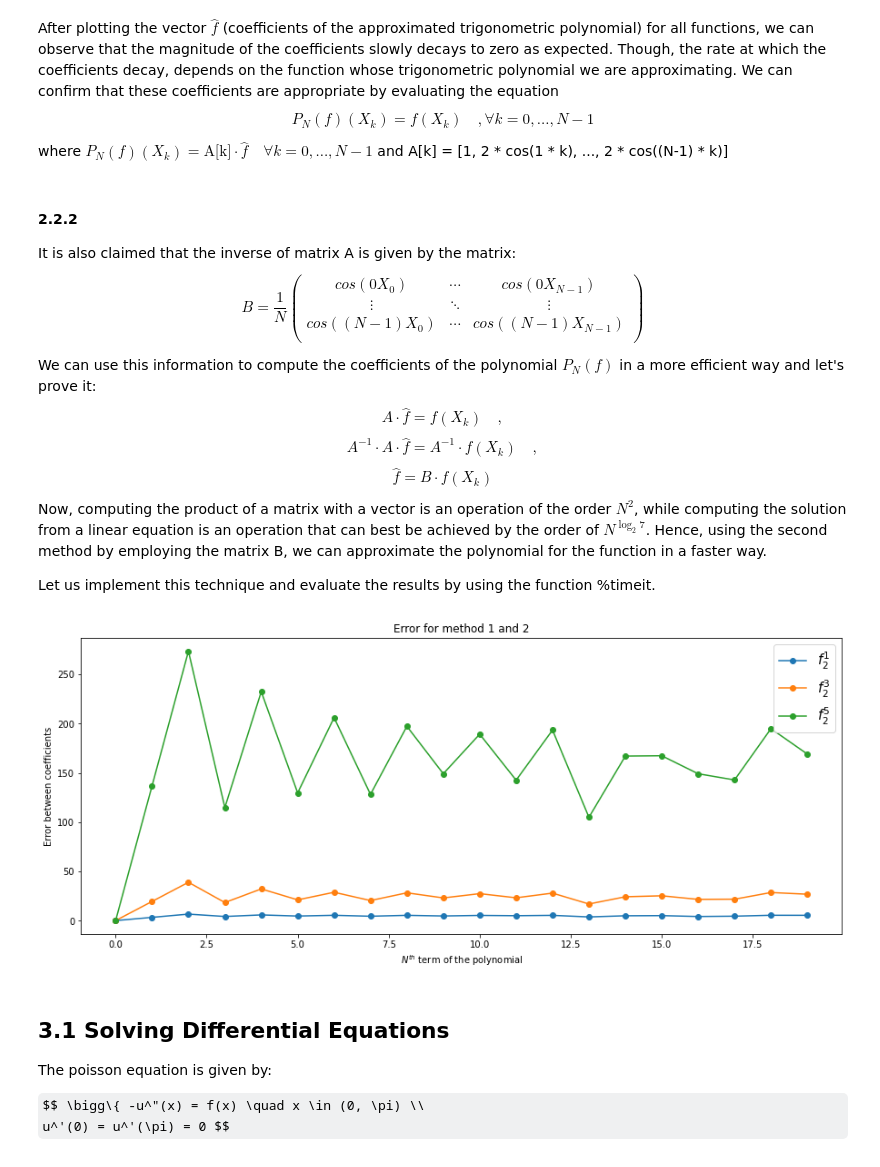
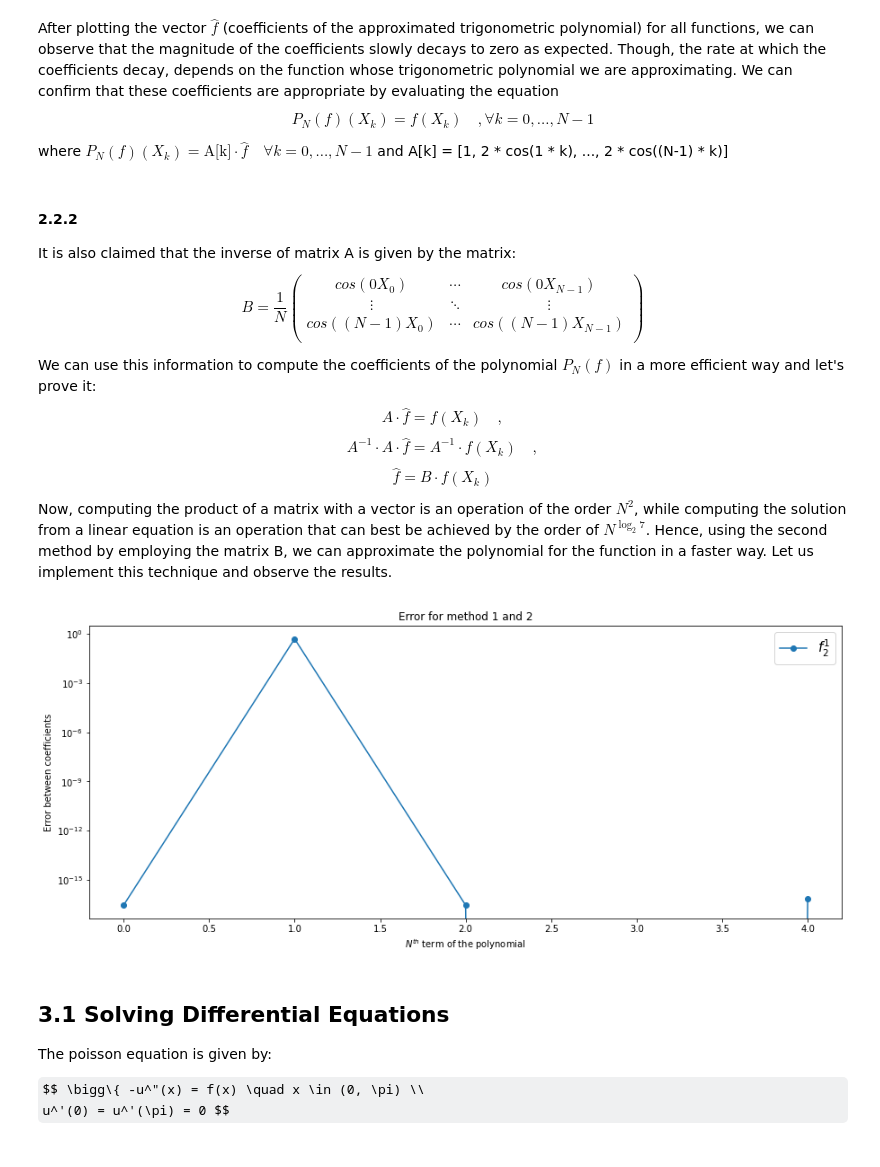
Before and after one commit to vrushank-agrawal/MAA106, a Jupyter notebook: MAA106 - project.ipynb, the cells around one changed output. Saved outputs shown, nothing was run; the diff lists cells and outputs as text; code cells hidden in the pictures; some formulas as TeX source.

```diff
--- a/MAA106 - project.ipynb
+++ b/MAA106 - project.ipynb
@@ -230,11 +230,11 @@ As suggested, we write the problem of finding $\hat{f}$ as a linear system given
 
 For our analysis, we will consider $cos(X)$ and its exponents as our 2$\pi$-periodic even functions.
 # %%
-func_no = 3                     # no of functions to be evaluated
-N = 20                          # size of the matrix
+func_no = 1                     # no of functions to be evaluated
+N = 5                           # size of the matrix
 
-def f2(x, pow = 1):
-    return (np.abs(x) % (2 * np.pi)) ** pow
+def g1(x, pow = 1):
+    return (np.abs(x ** 3) % (2 * np.pi)) ** pow
 
 A = [[[] for j in range(N)] for i in range(func_no)]                # initializing matrices A
 fX_vals = [[] for i in range(func_no)]                              # intitializing vectors f(X_k)
@@ -244,16 +244,25 @@ def X_k(k, N):                                                      # funnction
 
 for i in range(func_no):                                            # loop for several functions
 
+    fX_vals[i] = [ f2 ( (X_k(j, N) ), (2*i + 1) ) for j in range(N)]       # calculates vector f(X) for each function
+    # print(fX_vals[i])
+
     for j in range(N):
-        A[i][j] = [ 1 if k == 0 else ( 2 * f2( (k * X_k(j, N)), ( 2*i + 1) ) ) for k in range(N) ]   # determines the matrix A for the function f2^{2*i + 1}
+        A[i][j] = [ 1 if k==0 else (j * f2( (k * X_k(j, N)), ( 2*i + 1) )) for k in range(N) ]   # determines the matrix A
         # print(A[i][j])
-
-    fX_vals[i] = [ f2 ( (X_k(j, N) ), (2*i + 1) ) for j in range(N)]       # calculates vector f(X) for each function
 
 f_hat = [[] for i in range(func_no)]                                # polynomial coefficients for several functions
 
 for i in range(func_no):                                            # loop for several functions
     f_hat[i] = scipy.linalg.solve(A[i], fX_vals[i])
+
+# # function to check validity of the the matrix
+
+# vals = [[] for i in range(func_no)]
+# for i in range(func_no):
+#     vals[i] = np.dot(A[i], f_hat[i])
+# print(vals)
+# print(fX_vals)
 
 tabk = np.arange(0, N)
 
@@ -261,9 +270,9 @@ plt.figure(figsize=( 15, 6))
 for i in range(func_no):
     plt.plot( tabk, f_hat[i], marker = 'o', label=f'$f_{2}^{2*i + 1}$')
 plt.legend(fontsize='15', loc='upper right')
-plt.title(f'Polynomial coefficients for the function f2')
+plt.title(f'Polynomial coefficients for the function g1')
 plt.yscale('linear')
 plt.xlabel('$N^{th}$ term of the polynomial')
 plt.ylabel('Polynomial Coefficient')
-plt.show()
+# plt.show()
 # %% [output]
@@ -290,47 +301,49 @@ $$ A \cdot \hat{f} = f(X_k) \quad ,$$
 $$A^{-1}\cdot A \cdot \hat{f} = A^{-1} \cdot f(X_k) \quad ,$$
 $$\hat{f} = B \cdot f(X_k)$$
 
-Now, computing the product of a matrix with a vector is an operation of the order $N^2$, while computing the solution from a linear equation is an operation that can best be achieved by the order of $N^{\log_2 7}$. Hence, using the second method by employing the matrix B, we can approximate the polynomial for the function in a faster way.
-
-Let us implement this technique and evaluate the results by using the function %timeit.
+Now, computing the product of a matrix with a vector is an operation of the order $N^2$, while computing the solution from a linear equation is an operation that can best be achieved by the order of $N^{\log_2 7}$. Hence, using the second method by employing the matrix B, we can approximate the polynomial for the function in a faster way. Let us implement this technique and observe the results.
 # %%
 B = [[[] for i in range(N)] for j in range(func_no)]                # initializing matrix B for all functions
 
 for i in range(func_no):
     for j in range(N):
         B[i][j] = [ f2( (j * X_k(k, N)) ) / N for k in range(N) ]
 
-# I_n = [[] for i in range(func_no)]
+# I_n = [[] for i in range(func_no)]                                # function to calculate Identity matrix
 
 # for i in range(func_no):
 #     I_n[i] = np.dot(B[i], A[i])
 
 # print(I_n)
 
 f_hat_B = [[] for i in range(func_no)]
 
 for i in range(func_no):
     f_hat_B[i] = np.dot(B[i], fX_vals[i])
 
 
-err = [[] for i in range(func_no)]
+# # function to check validity of the the matrix
 
-for i in range(func_no):
-    err[i] = np.abs( f_hat_B[i] - f_hat[i] )
+# vals = [[] for i in range(func_no)]
+# for i in range(func_no):
+#     vals[i] = np.dot(np.linalg.inv(B[i]), f_hat_B[i])
+# print(vals)
+# print(fX_vals)
+
 
 tabk = np.arange(0, N)
 
 plt.figure(figsize=( 15, 6))
 for i in range(func_no):
     plt.plot( tabk, f_hat_B[i], marker = 'o', label=f'$f_{2}^{2*i + 1}$')
 plt.legend(fontsize='15', loc='upper right')
 plt.title(f'Error for method 1 and 2')
-plt.yscale('linear')
+plt.yscale('log')
 plt.xlabel('$N^{th}$ term of the polynomial')
 plt.ylabel('Error between coefficients')
 plt.show()
 # %% [output]
-[figure, old version]
+[figure, new version]
 # %% [markdown]
 <h2> 3.1 Solving Differential Equations </h2>
 
```
Also changed, not shown: parts of 2 cells of this notebook.
